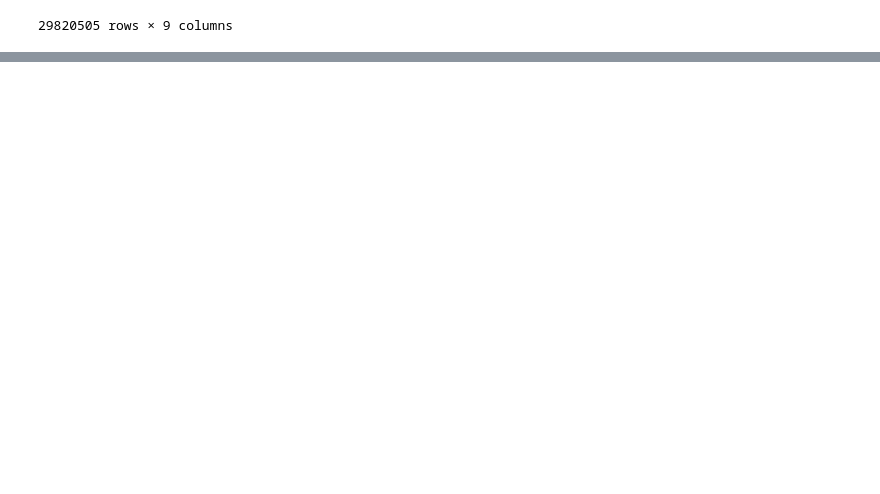
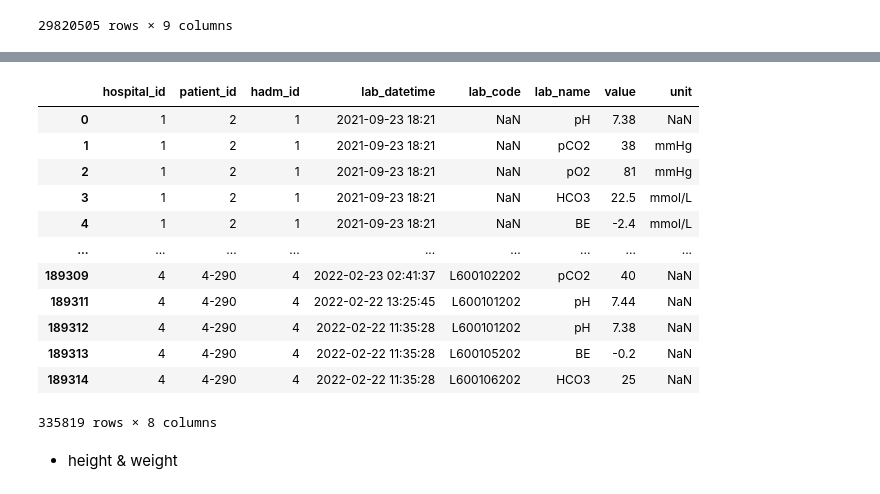
Before and after one commit to skjangbudon/nia_vent_weaning, a Jupyter notebook: notebook/data_preprocess_final.ipynb, the cells around one changed output, grey strips where cells are left out. Saved outputs shown, nothing was run; the diff lists cells and outputs as text; code cells hidden in the pictures; blank space fills up the shorter version.

```diff
--- a/notebook/data_preprocess_1103.ipynb
+++ b/notebook/data_preprocess_final.ipynb
@@ -840,0 +997,7 @@ inted_df
+# %%
+var = 'lab'
+
+aj_snu = pd.read_csv(inted_path + var + '.csv', index_col=0)
+ys = pd.read_csv(ys_path + var + '.csv', index_col=0)
+
+aj_snu
@@ -840,0 +1034,8 @@ inted_df
+# %%
+# 변수 포함되어 있으면 통일
+ys.loc[ys.lab_name.str.contains('pH'), 'lab_name'] = 'pH'
+ys.loc[ys.lab_name.str.contains('HCO3'), 'lab_name'] = 'HCO3'
+ys.loc[ys.lab_name.str.contains('BE'), 'lab_name'] = 'BE'
+ys.loc[ys.lab_name.str.contains('pCO2'), 'lab_name'] = 'pCO2'
+ys.loc[ys.lab_name.str.contains('pO2'), 'lab_name'] = 'pO2'
+ys
@@ -840,0 +1056,14 @@ inted_df
+# %%
+item_aj_snu = set(aj_snu.lab_name)
+item_ys = set(ys.lab_name)
+print('***** item list *****')
+print('SNU & AJ item keys: ', item_aj_snu)
+print('YS item keys: ', item_ys)
+print('')
+print('***** Count *****')
+print('SNU & AJ item keys: ', len(item_aj_snu))
+print('YS item keys: ', len(item_ys))
+print('')
+print('***** Matched keys *****') # 공통된 변수 조회
+matched_keys = item_aj_snu & item_ys
+matched_keys
@@ -840,0 +1081,3 @@ inted_df
+# %%
+ys = ys[ys['lab_name'].isin(list(matched_keys))]
+ys
@@ -840,0 +1098,20 @@ inted_df
+# %%
+final_df = pd.concat([aj_snu, ys], axis=0)
+final_df.to_csv(dst_path + var + '.csv')
+final_df
+# %% [output]
+|  | hospital_id | patient_id | hadm_id | lab_datetime | lab_code | lab_name | value | unit |
+| 0 | 1 | 2 | 1 | 2021-09-23 18:21 | NaN | pH | 7.38 | NaN |
+| 1 | 1 | 2 | 1 | 2021-09-23 18:21 | NaN | pCO2 | 38 | mmHg |
+| 2 | 1 | 2 | 1 | 2021-09-23 18:21 | NaN | pO2 | 81 | mmHg |
+| 3 | 1 | 2 | 1 | 2021-09-23 18:21 | NaN | HCO3 | 22.5 | mmol/L |
+| 4 | 1 | 2 | 1 | 2021-09-23 18:21 | NaN | BE | -2.4 | mmol/L |
+| ... | ... | ... | ... | ... | ... | ... | ... | ... |
+| 189309 | 4 | 4-290 | 4 | 2022-02-23 02:41:37 | L600102202 | pCO2 | 40 | NaN |
+| 189311 | 4 | 4-290 | 4 | 2022-02-22 13:25:45 | L600101202 | pH | 7.44 | NaN |
+| 189312 | 4 | 4-290 | 4 | 2022-02-22 11:35:28 | L600101202 | pH | 7.38 | NaN |
+| 189313 | 4 | 4-290 | 4 | 2022-02-22 11:35:28 | L600105202 | BE | -0.2 | NaN |
+| 189314 | 4 | 4-290 | 4 | 2022-02-22 11:35:28 | L600106202 | HCO3 | 25 | NaN |
+335819 rows × 8 columns
+# %% [markdown]
+* height & weight
```
Also changed, not shown: parts of 39 cells of this notebook, 1 other file.
